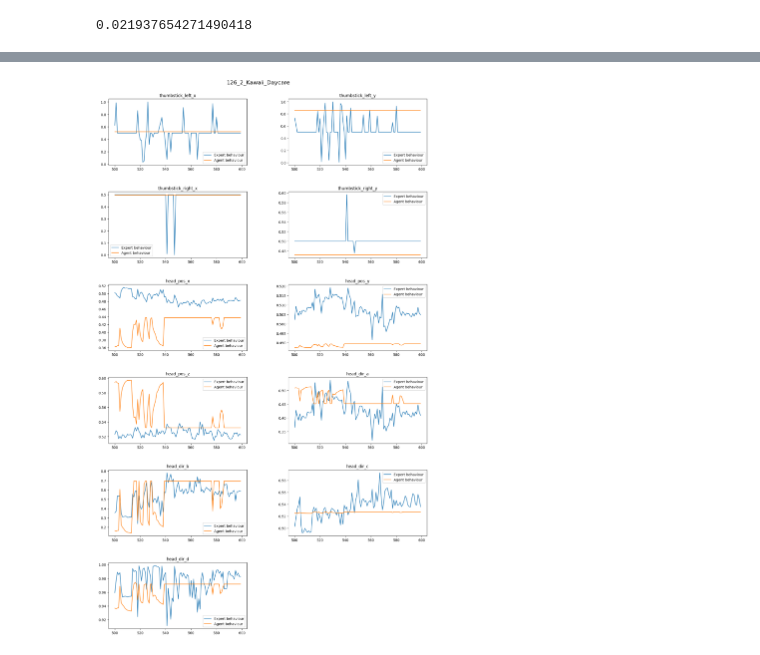
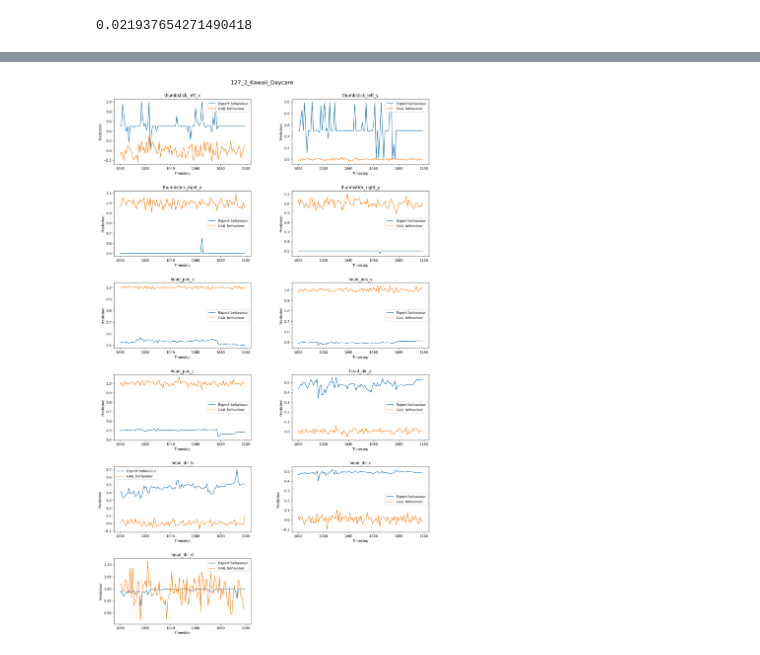
Before and after one commit to mattalajas/COMPSCI715, a Jupyter notebook: utils/visualisation.ipynb, the cells around one changed output, grey strips where cells are left out. Saved outputs shown, nothing was run; the diff lists cells and outputs as text; code cells hidden in the pictures.

```diff
--- a/utils/visualisation.ipynb
+++ b/utils/visualisation.ipynb
@@ -49,9 +57,23 @@ true_df = test_set.df
 
 # Create ids for to filter rows
 pred_df['full_name'] = pred_df['game_session'] + pred_df['frame'].astype(str)
+gail_df['full_name'] = gail_df['game_session'] + gail_df['frame'].astype(str)
+vtra_df['full_name'] = vtra_df['game_session'] + vtra_df['frame'].astype(str)
+resn_df['full_name'] = resn_df['game_session'] + resn_df['frame'].astype(str)
+resL_df['full_name'] = resL_df['game_session'] + resL_df['frame'].astype(str)
 true_df['full_name'] = true_df['game_session'] + true_df['frame'].astype(str)
+
 mask = true_df['full_name'].isin(pred_df['full_name'])
 filtered_df = true_df[mask]
+
+mask = vtra_df['full_name'].isin(pred_df['full_name'])
+vitransf_df = vtra_df[mask]
+
+mask = resn_df['full_name'].isin(pred_df['full_name'])
+resnetfi_df = resn_df[mask]
+
+mask = resL_df['full_name'].isin(pred_df['full_name'])
+resnetLS_df = resL_df[mask]
 
 fin_true_df = filtered_df.sort_values(by = ['game_session', 'frame'])
 fin_true_df = fin_true_df.reset_index(drop='index')
@@ -59,9 +81,25 @@ fin_true_df = fin_true_df.reset_index(drop='index')
 fin_pred_df = pred_df.sort_values(by = ['game_session', 'frame'])
 fin_pred_df = fin_pred_df.reset_index(drop='index')
 
+fin_gail_df = gail_df.sort_values(by = ['game_session', 'frame'])
+fin_gail_df = fin_gail_df.reset_index(drop='index')
+
+fin_vtra_df = vitransf_df.sort_values(by = ['game_session', 'frame'])
+fin_vtra_df = fin_vtra_df.reset_index(drop='index')
+
+fin_resn_df = resnetfi_df.sort_values(by = ['game_session', 'frame'])
+fin_resn_df = fin_resn_df.reset_index(drop='index')
+
+fin_resL_df = resnetLS_df.sort_values(by = ['game_session', 'frame'])
+fin_resL_df = fin_resL_df.reset_index(drop='index')
+
 # Get matrices for prediction
 pred_mat = fin_pred_df.iloc[:, 2:-1].to_numpy()
 true_mat = fin_true_df.iloc[:, 2:-1].to_numpy()
+gail_mat = fin_gail_df.iloc[:, 2:-1].to_numpy()
+vtra_mat = fin_vtra_df.iloc[:, 2:-1].to_numpy()
+resn_mat = fin_resn_df.iloc[:, 2:-1].to_numpy()
+resL_mat = fin_resL_df.iloc[:, 2:-1].to_numpy()
 # %%
 ###################### Calculate MSE for control ######################
 for i in range(11):
@@ -114,30 +253,37 @@ for i in range(11):
 # %%
 ###################### Visualise behaviour given a sequence ######################
-seq_ind = 5
+seq_ind = 10
 seq_length = 100
 
 true_seq = fin_true_df.iloc[seq_length*seq_ind:seq_length*(seq_ind+1), 2:]
 pred_seq = fin_pred_df.iloc[seq_length*seq_ind:seq_length*(seq_ind+1), 2:]
+gail_seq = fin_gail_df.iloc[seq_length*seq_ind:seq_length*(seq_ind+1), 2:]
+vtra_seq = fin_vtra_df.iloc[seq_length*seq_ind:seq_length*(seq_ind+1), 2:]
+resn_seq = fin_resn_df.iloc[seq_length*seq_ind:seq_length*(seq_ind+1), 2:]
+
 
 title = fin_true_df.iloc[seq_length*seq_ind, 0:2]
 
 fig, axs = plt.subplots(nrows=6, ncols=2)
 fig.set_figheight(25)
 fig.set_figwidth(15)
 fig.delaxes(axs[5,1])
 fig.suptitle(title.iloc[0], size=16)
 fig.tight_layout()
 fig.subplots_adjust(top=0.95)
 
 for i, ax in enumerate(axs.flat):
     if i == 11:
         break
     ax.plot(true_seq.iloc[:, i])
-    ax.plot(pred_seq.iloc[:, i])
+    ax.plot(gail_seq.iloc[:, i])
     ax.set_title(col_pred[i])
-    ax.legend(['Expert behaviour', 'Agent behaviour'])
+    ax.set_xlabel('Timestep')
+    ax.set_ylabel('Prediction')
+    # ax.legend(['Expert behaviour', 'CNNRNN behaviour', 'GAIL behaviour', 'VIT behaviour', 'ResNet Behaviour'])
+    ax.legend(['Expert behaviour', 'GAIL behaviour'])
 
 plt.subplots_adjust(left=0.1, right=0.95, top=0.95, bottom=0.1, wspace=0.3, hspace=0.4)
 plt.show()
 # %% [output]
-[figure, old version]
+[figure, new version]
```
Also changed, not shown: parts of 7 cells of this notebook, 5 other files.
